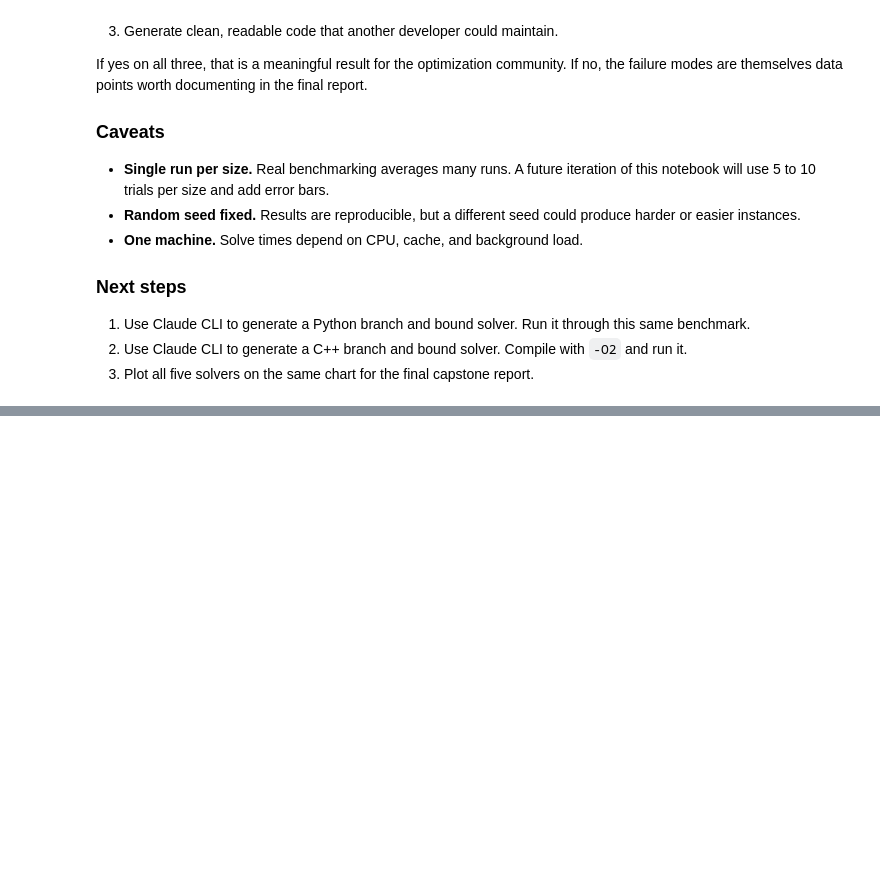
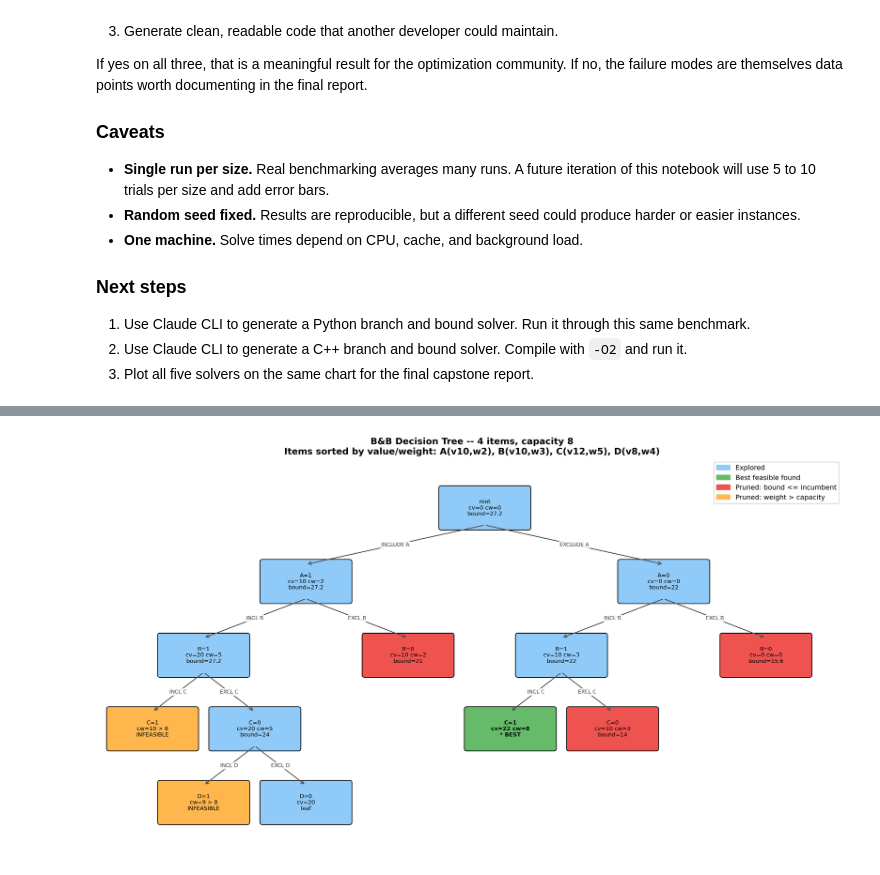
Before and after one commit to PeterKamau24/CS495-Logistics-Optimization-LLM, a Jupyter notebook: notebooks/knapsack_benchmark.ipynb, the cells around one changed output, grey strips where cells are left out. Saved outputs shown, nothing was run; the diff lists cells and outputs as text; code cells hidden in the pictures; blank space fills up the shorter version.

```diff
--- a/notebooks/knapsack_benchmark.ipynb
+++ b/notebooks/knapsack_benchmark.ipynb
@@ -250,0 +255,5 @@ If yes on all three, that is a meaningful result for the optimization community.
+# %%
+from IPython.display import Image, display
+display(Image("../results/figures/bb_decision_tree.png"))
+# %% [output]
+[figure, added]
```
Also changed, not shown: parts of 5 cells of this notebook.
